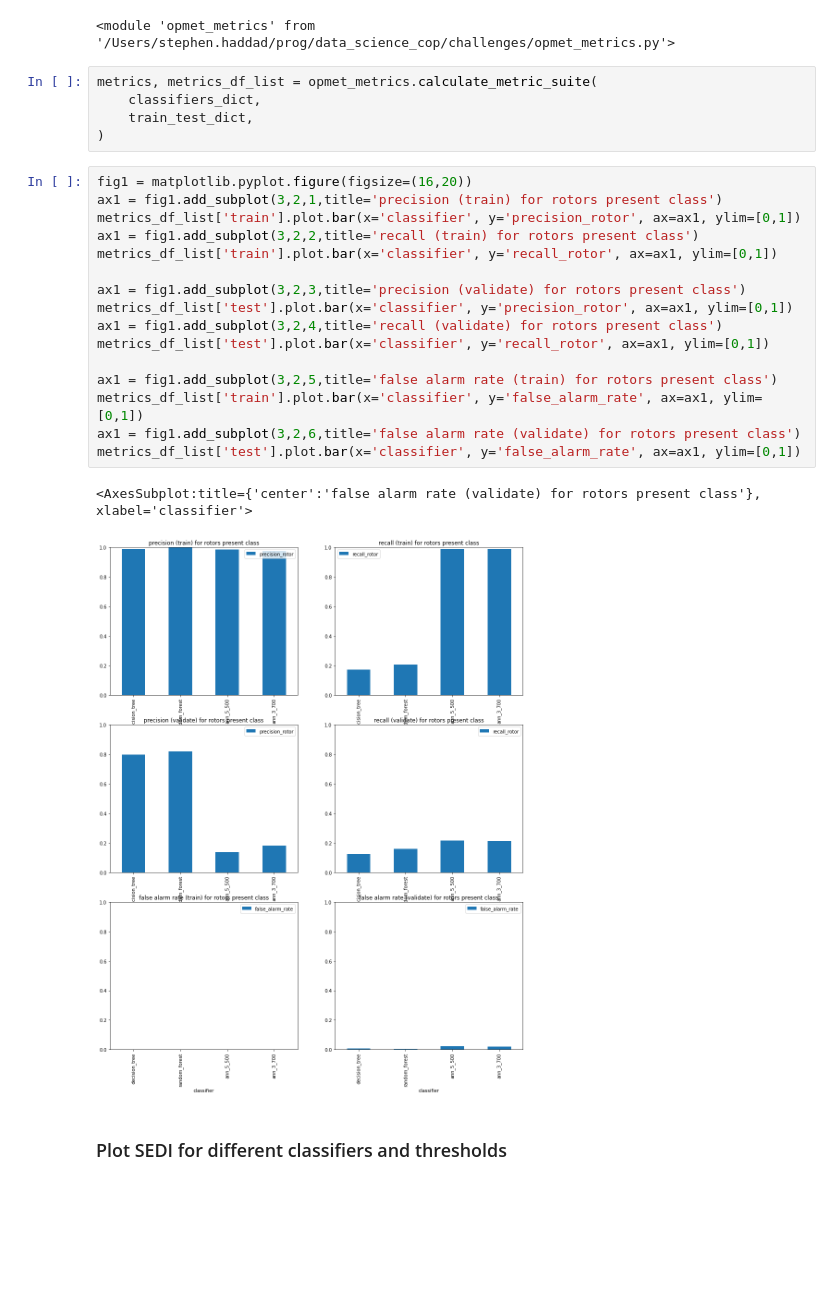
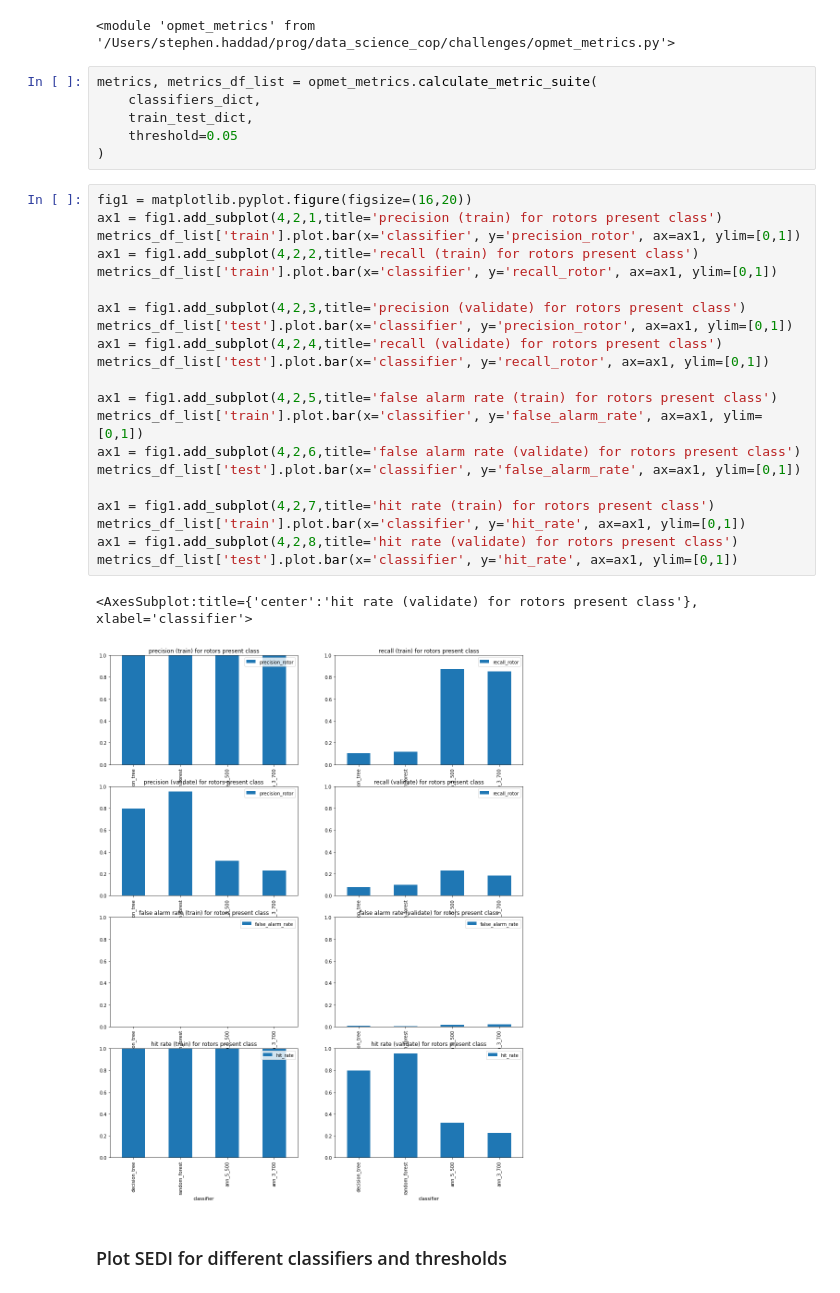
Before and after one commit to MetOffice/data_science_cop, a Jupyter notebook: challenges/opmet_challenge_ml_rotors_resampling_probs.ipynb, the cells around one changed output. Cells and saved outputs as stored; diff of their text form; blank space fills up the shorter version.

Commit message:
Rerun of notebooks for DS CoP presentation incorporating metrics for different thresholds.

```diff
--- a/challenges/opmet_challenge_ml_rotors_resampling_probs.ipynb
+++ b/challenges/opmet_challenge_ml_rotors_resampling_probs.ipynb
@@ -322,26 +322,32 @@ importlib.reload(opmet_metrics)
 metrics, metrics_df_list = opmet_metrics.calculate_metric_suite(
     classifiers_dict,
     train_test_dict,
+    threshold=0.05
 )
 # %%
 fig1 = matplotlib.pyplot.figure(figsize=(16,20))
-ax1 = fig1.add_subplot(3,2,1,title='precision (train) for rotors present class')
+ax1 = fig1.add_subplot(4,2,1,title='precision (train) for rotors present class')
 metrics_df_list['train'].plot.bar(x='classifier', y='precision_rotor', ax=ax1, ylim=[0,1])
-ax1 = fig1.add_subplot(3,2,2,title='recall (train) for rotors present class')
+ax1 = fig1.add_subplot(4,2,2,title='recall (train) for rotors present class')
 metrics_df_list['train'].plot.bar(x='classifier', y='recall_rotor', ax=ax1, ylim=[0,1])
 
-ax1 = fig1.add_subplot(3,2,3,title='precision (validate) for rotors present class')
+ax1 = fig1.add_subplot(4,2,3,title='precision (validate) for rotors present class')
 metrics_df_list['test'].plot.bar(x='classifier', y='precision_rotor', ax=ax1, ylim=[0,1])
-ax1 = fig1.add_subplot(3,2,4,title='recall (validate) for rotors present class')
+ax1 = fig1.add_subplot(4,2,4,title='recall (validate) for rotors present class')
 metrics_df_list['test'].plot.bar(x='classifier', y='recall_rotor', ax=ax1, ylim=[0,1])
 
-ax1 = fig1.add_subplot(3,2,5,title='false alarm rate (train) for rotors present class')
+ax1 = fig1.add_subplot(4,2,5,title='false alarm rate (train) for rotors present class')
 metrics_df_list['train'].plot.bar(x='classifier', y='false_alarm_rate', ax=ax1, ylim=[0,1])
-ax1 = fig1.add_subplot(3,2,6,title='false alarm rate (validate) for rotors present class')
+ax1 = fig1.add_subplot(4,2,6,title='false alarm rate (validate) for rotors present class')
 metrics_df_list['test'].plot.bar(x='classifier', y='false_alarm_rate', ax=ax1, ylim=[0,1])
+
+ax1 = fig1.add_subplot(4,2,7,title='hit rate (train) for rotors present class')
+metrics_df_list['train'].plot.bar(x='classifier', y='hit_rate', ax=ax1, ylim=[0,1])
+ax1 = fig1.add_subplot(4,2,8,title='hit rate (validate) for rotors present class')
+metrics_df_list['test'].plot.bar(x='classifier', y='hit_rate', ax=ax1, ylim=[0,1])
 # %% [output]
-<AxesSubplot:title={'center':'false alarm rate (validate) for rotors present class'}, xlabel='classifier'>
+<AxesSubplot:title={'center':'hit rate (validate) for rotors present class'}, xlabel='classifier'>
-[figure, old version]
+[figure, new version]
 # %% [markdown]
 ### Plot SEDI for different classifiers and thresholds
 # %%
```
Also changed, not shown: parts of 11 cells of this notebook, 1 other file.
